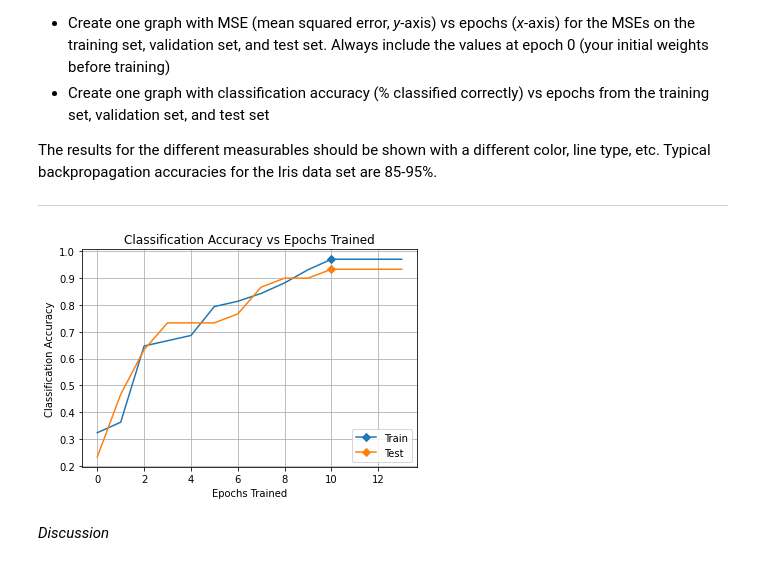
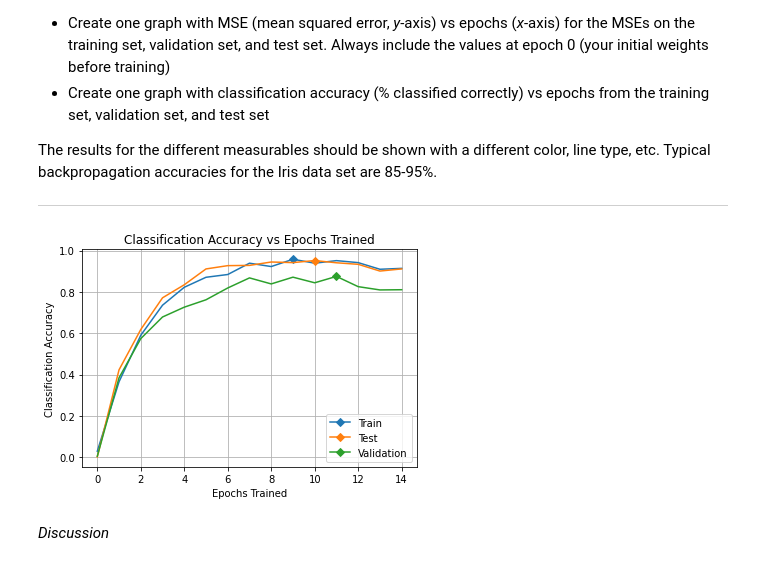
Before and after one commit to BYU-CS-472/CS472, a Jupyter notebook: Back Propagation Lab.ipynb, the cells around one changed output. Saved outputs shown, nothing was run; the diff lists cells and outputs as text; code cells hidden in the pictures.

Commit message:
updated sample graph code in sections 2 and 3.1

```diff
--- a/Back Propagation Lab.ipynb
+++ b/Back Propagation Lab.ipynb
@@ -180,22 +180,25 @@ The results for the different measurables should be shown with a different color
 # %%
 # Sample Graph
 import matplotlib.pyplot as plt
 import numpy as np
 
 # Use the accuracies/MSEs from your own mlp
-train_history = [0.3235294117647059, 0.3627450980392157, 0.6470588235294118, 0.6666666666666666, 0.6862745098039216, 0.7941176470588235, 0.8137254901960784, 0.8431372549019608, 0.8823529411764706, 0.9313725490196079, 0.9705882352941176, 0.9705882352941176, 0.9705882352941176, 0.9705882352941176]
-test_history = [0.23333333333333334, 0.4666666666666667, 0.6333333333333333, 0.7333333333333333, 0.7333333333333333, 0.7333333333333333, 0.7666666666666667, 0.8666666666666667, 0.9, 0.9, 0.9333333333333333, 0.9333333333333333, 0.9333333333333333, 0.9333333333333333]
+train_data = 2.5*np.log(np.linspace(1,3.5,15))/(np.linspace(1,3.5,15))+1/20*np.random.random(15)
+test_data = 2.5*np.log(np.linspace(1,3.9,15))/(np.linspace(1,3.9,15))+1/25*np.random.random(15)
+val_data = 2.9*np.log(np.linspace(1,3,15))/(np.linspace(1,4,15))+1/15*np.random.random(15)
+test_data[-5] = np.amax(test_data)+.001
 
-plt.plot(train_history, "-D", markevery=[np.argmax(train_history)], label="Train")
-plt.plot(test_history, "-D", markevery=[np.argmax(test_history)], label='Test')
+plt.plot(train_data, "-D", markevery=[np.argmax(train_data)], label="Train")
+plt.plot(test_data, "-D", markevery=[np.argmax(test_data)], label='Test')
+plt.plot(val_data, "-D", markevery=[np.argmax(val_data)], label='Validation')
 plt.legend(loc="lower right")
 plt.xlabel('Epochs Trained')
 plt.ylabel('Classification Accuracy')
 plt.title("Classification Accuracy vs Epochs Trained")
 plt.grid()
 plt.show()
 # %% [output]
-[figure, old version]
+[figure, new version]
 # %%
 # Iris Classification
 # %% [markdown]
```
